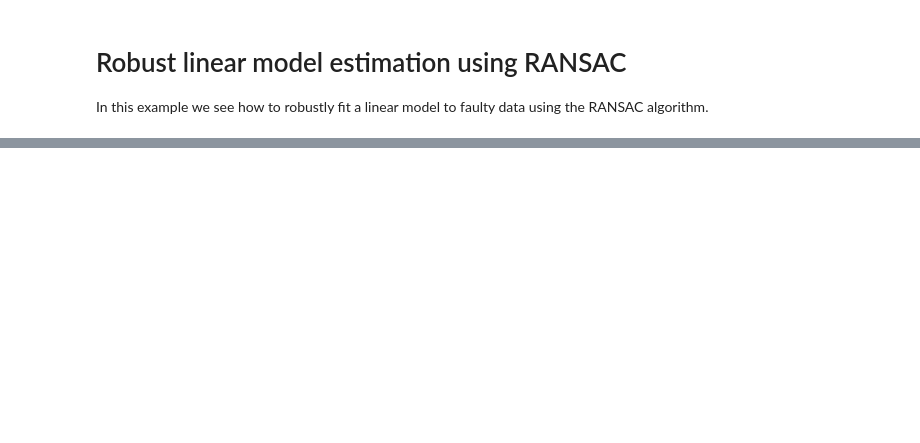
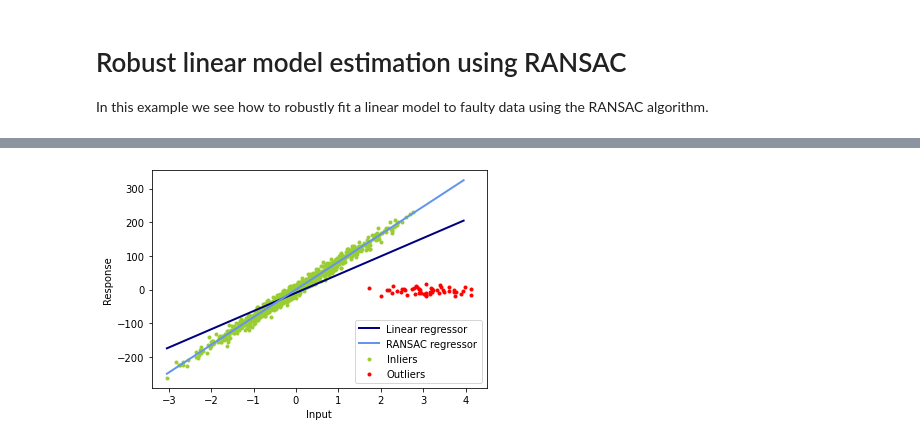
Before and after one commit to carmelocs/Learning, a Jupyter notebook: RANSAC/plot_ransac.ipynb, the cells around one changed output, grey strips where cells are left out. Drawn from its saved outputs; the diff is of its cells as text; code cells hidden in the pictures; blank space fills up the shorter version.

Commit message:
plot ransac

```diff
--- a/RANSAC/plot_ransac.ipynb
+++ b/RANSAC/plot_ransac.ipynb
@@ -47,13 +52,16 @@ print(coef, lr.coef_, ransac.estimator_.coef_)
 # %%
-lw = 2
+lw = 2  # line width
+
 plt.scatter(X[inlier_mask], y[inlier_mask], color='yellowgreen', marker='.',
             label='Inliers')
-plt.scatter(X[outlier_mask], y[outlier_mask], color='gold', marker='.',
+plt.scatter(X[outlier_mask], y[outlier_mask], color='red', marker='.',
             label='Outliers')
 plt.plot(line_X, line_y, color='navy', linewidth=lw, label='Linear regressor')
 plt.plot(line_X, line_y_ransac, color='cornflowerblue', linewidth=lw,
          label='RANSAC regressor')
 plt.legend(loc='lower right')
 plt.xlabel("Input")
 plt.ylabel("Response")
 plt.show()
+# %% [output]
+[figure, added]
```
Also changed, not shown: parts of 2 cells of this notebook.
